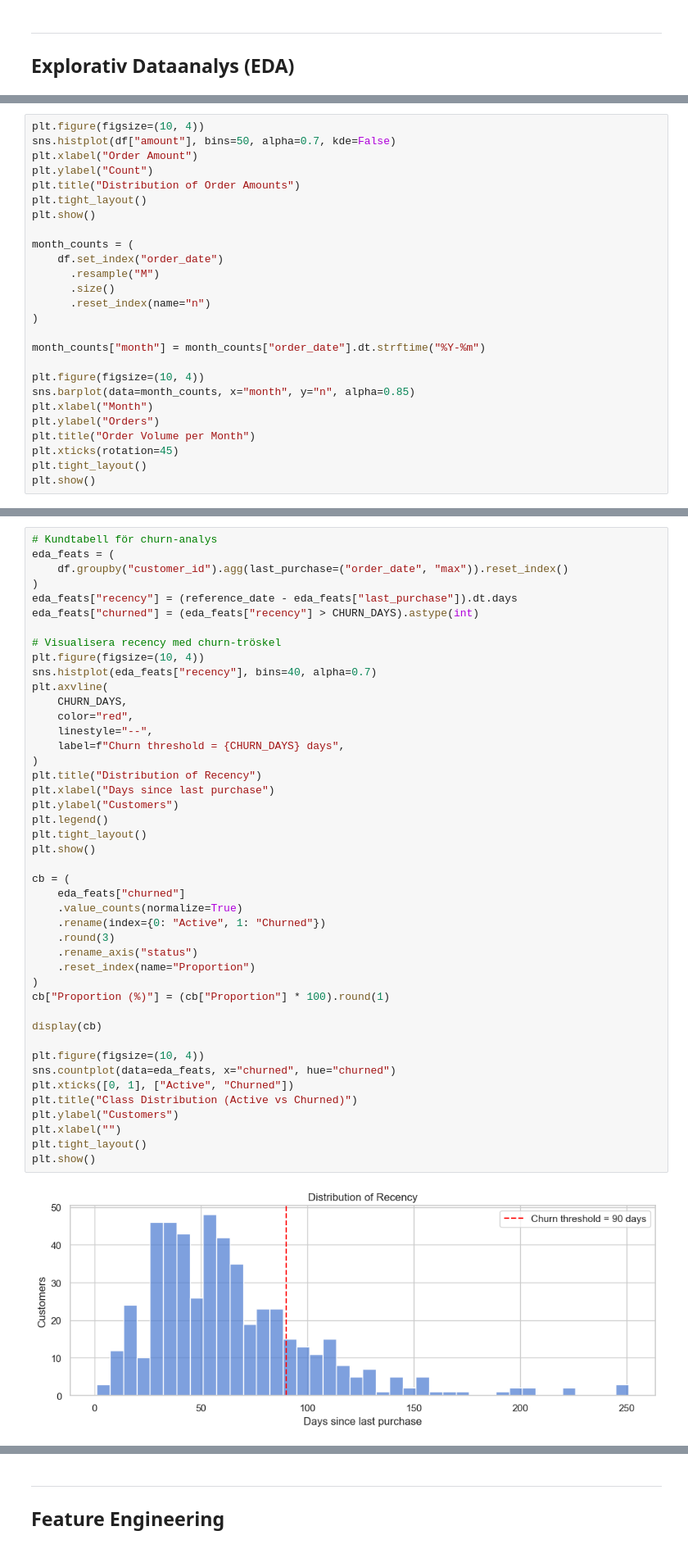
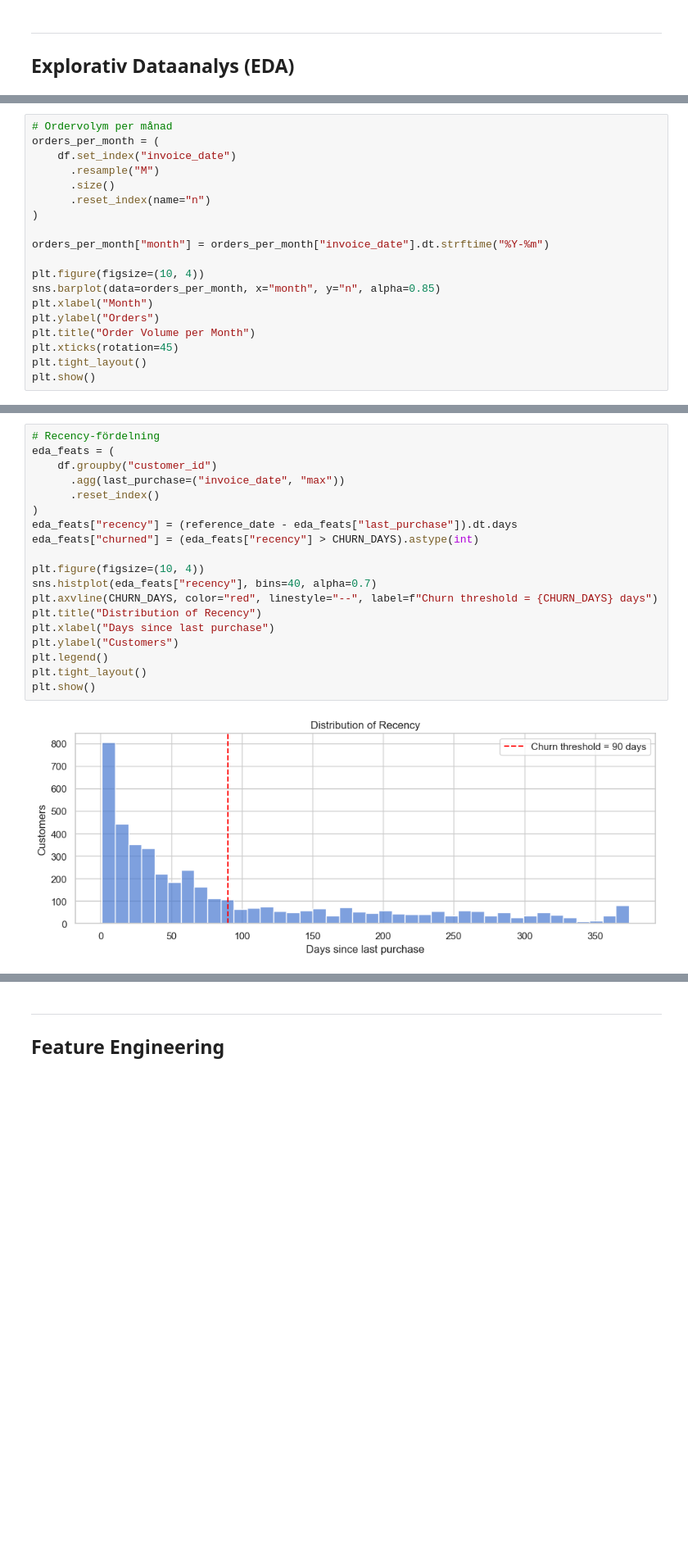
Before and after one commit to lencemajzovska/churn-prediction, a Jupyter notebook: notebooks/churn_prediction.ipynb, the cells around one changed output, grey strips where cells are left out. Shown: that part at 82% size. Saved outputs shown, nothing was run; the diff lists cells and outputs as text; blank space fills up the shorter version.

```diff
--- a/notebooks/churn_prediction.ipynb
+++ b/notebooks/churn_prediction.ipynb
@@ -144,23 +307,16 @@ display(eda_summary)
 # %%
-plt.figure(figsize=(10, 4))
-sns.histplot(df["amount"], bins=50, alpha=0.7, kde=False)
-plt.xlabel("Order Amount")
-plt.ylabel("Count")
-plt.title("Distribution of Order Amounts")
-plt.tight_layout()
-plt.show()
-
-month_counts = (
-    df.set_index("order_date")
+# Ordervolym per månad
+orders_per_month = (
+    df.set_index("invoice_date")
       .resample("M")
       .size()
       .reset_index(name="n")
 )
 
-month_counts["month"] = month_counts["order_date"].dt.strftime("%Y-%m")
+orders_per_month["month"] = orders_per_month["invoice_date"].dt.strftime("%Y-%m")
 
 plt.figure(figsize=(10, 4))
-sns.barplot(data=month_counts, x="month", y="n", alpha=0.85)
+sns.barplot(data=orders_per_month, x="month", y="n", alpha=0.85)
 plt.xlabel("Month")
 plt.ylabel("Orders")
 plt.title("Order Volume per Month")
@@ -175,46 +328,21 @@ plt.show()
 # %%
-# Kundtabell för churn-analys
+# Recency-fördelning
 eda_feats = (
-    df.groupby("customer_id").agg(last_purchase=("order_date", "max")).reset_index()
+    df.groupby("customer_id")
+      .agg(last_purchase=("invoice_date", "max"))
+      .reset_index()
 )
 eda_feats["recency"] = (reference_date - eda_feats["last_purchase"]).dt.days
 eda_feats["churned"] = (eda_feats["recency"] > CHURN_DAYS).astype(int)
 
-# Visualisera recency med churn-tröskel
 plt.figure(figsize=(10, 4))
 sns.histplot(eda_feats["recency"], bins=40, alpha=0.7)
-plt.axvline(
-    CHURN_DAYS,
-    color="red",
-    linestyle="--",
-    label=f"Churn threshold = {CHURN_DAYS} days",
-)
+plt.axvline(CHURN_DAYS, color="red", linestyle="--", label=f"Churn threshold = {CHURN_DAYS} days")
 plt.title("Distribution of Recency")
 plt.xlabel("Days since last purchase")
 plt.ylabel("Customers")
 plt.legend()
 plt.tight_layout()
 plt.show()
-
-cb = (
-    eda_feats["churned"]
-    .value_counts(normalize=True)
-    .rename(index={0: "Active", 1: "Churned"})
-    .round(3)
-    .rename_axis("status")
-    .reset_index(name="Proportion")
-)
-cb["Proportion (%)"] = (cb["Proportion"] * 100).round(1)
-
-display(cb)
-
-plt.figure(figsize=(10, 4))
-sns.countplot(data=eda_feats, x="churned", hue="churned")
-plt.xticks([0, 1], ["Active", "Churned"])
-plt.title("Class Distribution (Active vs Churned)")
-plt.ylabel("Customers")
-plt.xlabel("")
-plt.tight_layout()
-plt.show()
 # %% [output]
-[figure, old version]
+[figure, new version]
```
Also changed, not shown: parts of 79 cells of this notebook, 20 other files.
